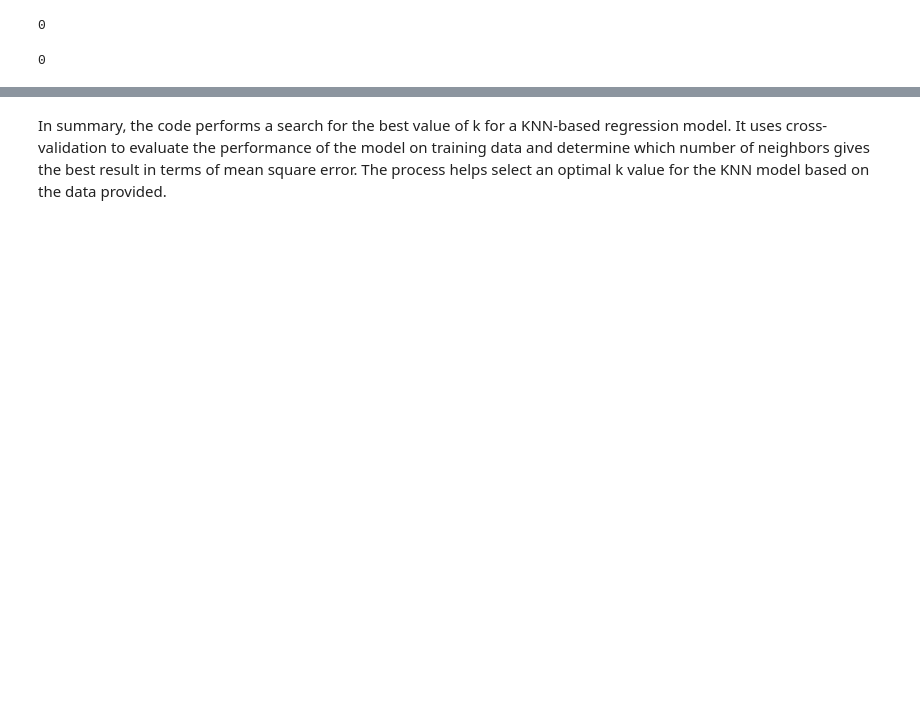
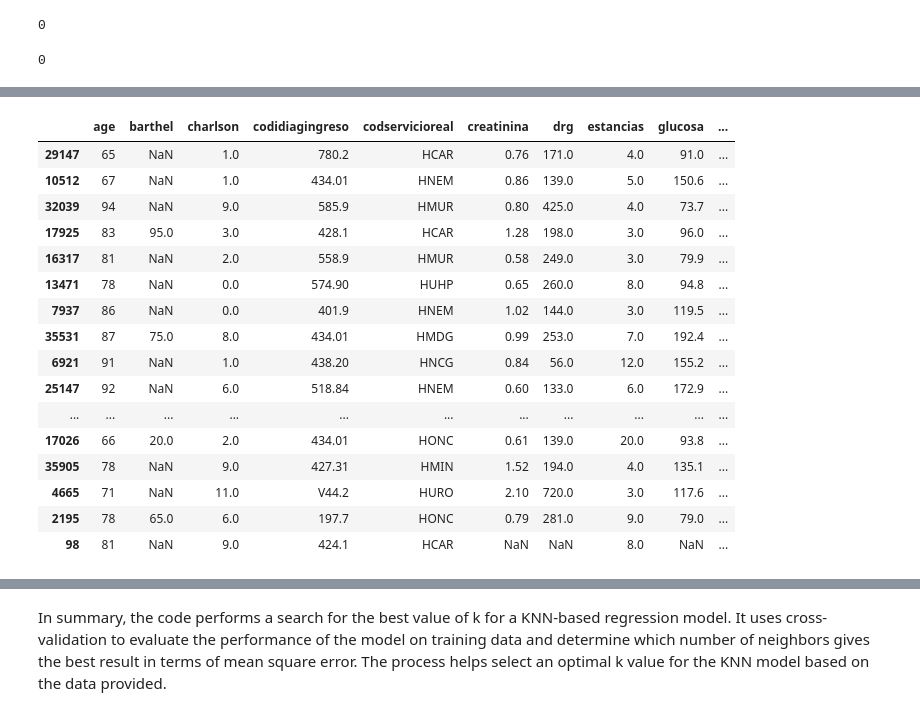
Before and after one commit to SailorGeorge/BiomedicalDataScience_LAB04, a Jupyter notebook: Biomedical_Data_Science_Lab_04.ipynb, the cells around one changed output, grey strips where cells are left out. Saved outputs shown, nothing was run; the diff lists cells and outputs as text; code cells hidden in the pictures; blank space fills up the shorter version.

```diff
--- a/Biomedical_Data_Science_Lab_04.ipynb
+++ b/Biomedical_Data_Science_Lab_04.ipynb
@@ -28,3 +31,3 @@ from IPython.display import HTML
 # %%
-df = df=pd.read_csv("inadvance_synth.csv",sep=";")
+df=pd.read_csv("inadvance_synth.csv",sep=";")
 # %% [markdown]
@@ -292,0 +262,20 @@ dtype: int64
+# %%
+X_train.head(20)
+# %% [output]
+|  | age | barthel | charlson | codidiagingreso | codservicioreal | creatinina | drg | estancias | glucosa | ... |
+| 29147 | 65 | NaN | 1.0 | 780.2 | HCAR | 0.76 | 171.0 | 4.0 | 91.0 | ... |
+| 10512 | 67 | NaN | 1.0 | 434.01 | HNEM | 0.86 | 139.0 | 5.0 | 150.6 | ... |
+| 32039 | 94 | NaN | 9.0 | 585.9 | HMUR | 0.80 | 425.0 | 4.0 | 73.7 | ... |
+| 17925 | 83 | 95.0 | 3.0 | 428.1 | HCAR | 1.28 | 198.0 | 3.0 | 96.0 | ... |
+| 16317 | 81 | NaN | 2.0 | 558.9 | HMUR | 0.58 | 249.0 | 3.0 | 79.9 | ... |
+| 13471 | 78 | NaN | 0.0 | 574.90 | HUHP | 0.65 | 260.0 | 8.0 | 94.8 | ... |
+| 7937 | 86 | NaN | 0.0 | 401.9 | HNEM | 1.02 | 144.0 | 3.0 | 119.5 | ... |
+| 35531 | 87 | 75.0 | 8.0 | 434.01 | HMDG | 0.99 | 253.0 | 7.0 | 192.4 | ... |
+| 6921 | 91 | NaN | 1.0 | 438.20 | HNCG | 0.84 | 56.0 | 12.0 | 155.2 | ... |
+| 25147 | 92 | NaN | 6.0 | 518.84 | HNEM | 0.60 | 133.0 | 6.0 | 172.9 | ... |
+| ... | ... | ... | ... | ... | ... | ... | ... | ... | ... | ... |
+| 17026 | 66 | 20.0 | 2.0 | 434.01 | HONC | 0.61 | 139.0 | 20.0 | 93.8 | ... |
+| 35905 | 78 | NaN | 9.0 | 427.31 | HMIN | 1.52 | 194.0 | 4.0 | 135.1 | ... |
+| 4665 | 71 | NaN | 11.0 | V44.2 | HURO | 2.10 | 720.0 | 3.0 | 117.6 | ... |
+| 2195 | 78 | 65.0 | 6.0 | 197.7 | HONC | 0.79 | 281.0 | 9.0 | 79.0 | ... |
+| 98 | 81 | NaN | 9.0 | 424.1 | HCAR | NaN | NaN | 8.0 | NaN | ... |
```
Also changed, not shown: parts of 77 cells of this notebook, 1 other file.
